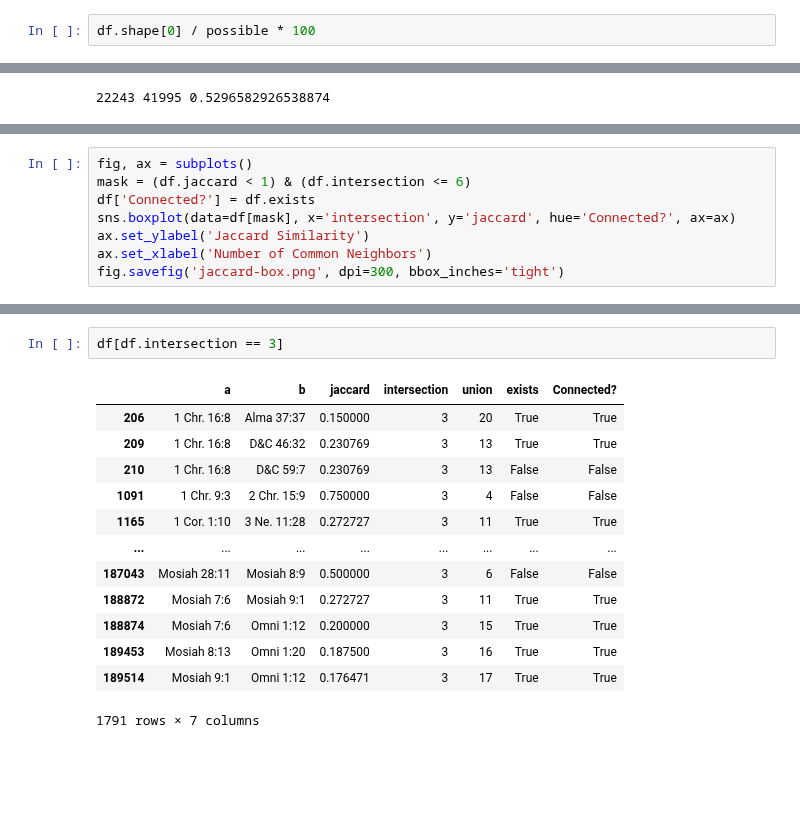
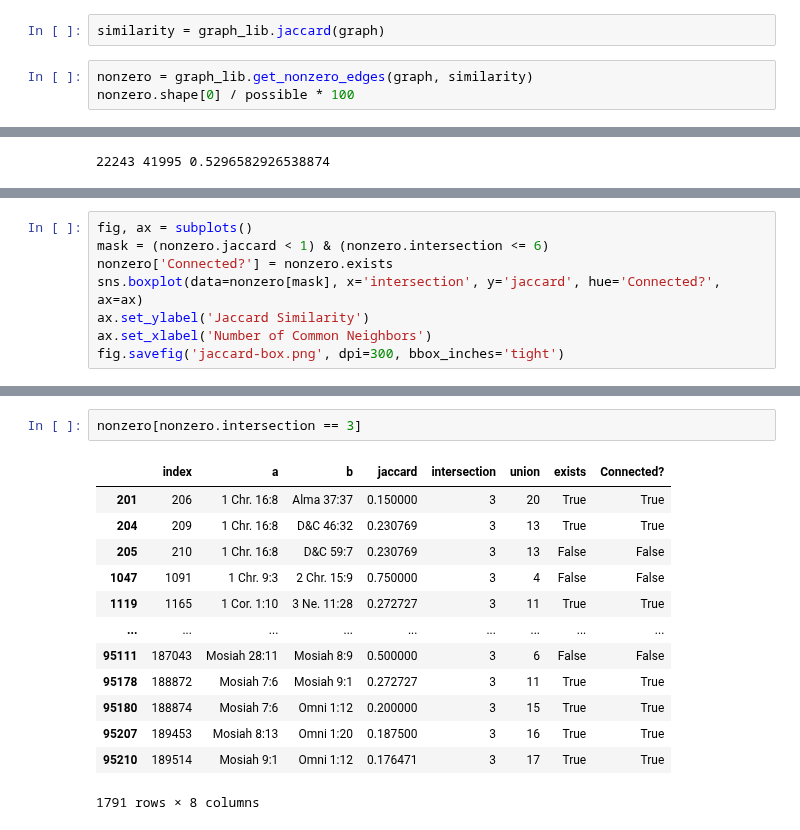
Before and after one commit to skearnes/scripture-graph, a Jupyter notebook: docs/assets/2021-03-21/post.ipynb, the cells around one changed output, grey strips where cells are left out. Cells and saved outputs as stored; diff of their text form; blank space fills up the shorter version.

```diff
--- a/docs/assets/2021-03-21/post.ipynb
+++ b/docs/assets/2021-03-21/post.ipynb
@@ -112,5 +50,8 @@ Wall time: 27.4 s
+# %%
+similarity = graph_lib.jaccard(graph)
 # %%
-df.shape[0] / possible * 100
+nonzero = graph_lib.get_nonzero_edges(graph, similarity)
+nonzero.shape[0] / possible * 100
 # %% [output]
 0.010802322923028943
 # %%
@@ -238,8 +179,8 @@ df[mask].sort_values(['intersection', 'jaccard'], ascending=False)
 # %%
 fig, ax = subplots()
-mask = (df.jaccard < 1) & (df.intersection <= 6)
-df['Connected?'] = df.exists
-sns.boxplot(data=df[mask], x='intersection', y='jaccard', hue='Connected?', ax=ax)
+mask = (nonzero.jaccard < 1) & (nonzero.intersection <= 6)
+nonzero['Connected?'] = nonzero.exists
+sns.boxplot(data=nonzero[mask], x='intersection', y='jaccard', hue='Connected?', ax=ax)
 ax.set_ylabel('Jaccard Similarity')
 ax.set_xlabel('Number of Common Neighbors')
 fig.savefig('jaccard-box.png', dpi=300, bbox_inches='tight')
@@ -248,16 +195,16 @@ fig.savefig('jaccard-box.png', dpi=300, bbox_inches='tight')
 # %%
-df[df.intersection == 3]
+nonzero[nonzero.intersection == 3]
 # %% [output]
-|  | a | b | jaccard | intersection | union | exists | Connected? |
-| 206 | 1 Chr. 16:8 | Alma 37:37 | 0.150000 | 3 | 20 | True | True |
-| 209 | 1 Chr. 16:8 | D&C 46:32 | 0.230769 | 3 | 13 | True | True |
-| 210 | 1 Chr. 16:8 | D&C 59:7 | 0.230769 | 3 | 13 | False | False |
-| 1091 | 1 Chr. 9:3 | 2 Chr. 15:9 | 0.750000 | 3 | 4 | False | False |
-| 1165 | 1 Cor. 1:10 | 3 Ne. 11:28 | 0.272727 | 3 | 11 | True | True |
-| ... | ... | ... | ... | ... | ... | ... | ... |
-| 187043 | Mosiah 28:11 | Mosiah 8:9 | 0.500000 | 3 | 6 | False | False |
-| 188872 | Mosiah 7:6 | Mosiah 9:1 | 0.272727 | 3 | 11 | True | True |
-| 188874 | Mosiah 7:6 | Omni 1:12 | 0.200000 | 3 | 15 | True | True |
-| 189453 | Mosiah 8:13 | Omni 1:20 | 0.187500 | 3 | 16 | True | True |
-| 189514 | Mosiah 9:1 | Omni 1:12 | 0.176471 | 3 | 17 | True | True |
+|  | index | a | b | jaccard | intersection | union | exists | Connected? |
+| 201 | 206 | 1 Chr. 16:8 | Alma 37:37 | 0.150000 | 3 | 20 | True | True |
+| 204 | 209 | 1 Chr. 16:8 | D&C 46:32 | 0.230769 | 3 | 13 | True | True |
+| 205 | 210 | 1 Chr. 16:8 | D&C 59:7 | 0.230769 | 3 | 13 | False | False |
+| 1047 | 1091 | 1 Chr. 9:3 | 2 Chr. 15:9 | 0.750000 | 3 | 4 | False | False |
+| 1119 | 1165 | 1 Cor. 1:10 | 3 Ne. 11:28 | 0.272727 | 3 | 11 | True | True |
+| ... | ... | ... | ... | ... | ... | ... | ... | ... |
+| 95111 | 187043 | Mosiah 28:11 | Mosiah 8:9 | 0.500000 | 3 | 6 | False | False |
+| 95178 | 188872 | Mosiah 7:6 | Mosiah 9:1 | 0.272727 | 3 | 11 | True | True |
+| 95180 | 188874 | Mosiah 7:6 | Omni 1:12 | 0.200000 | 3 | 15 | True | True |
+| 95207 | 189453 | Mosiah 8:13 | Omni 1:20 | 0.187500 | 3 | 16 | True | True |
+| 95210 | 189514 | Mosiah 9:1 | Omni 1:12 | 0.176471 | 3 | 17 | True | True |
-1791 rows × 7 columns
+1791 rows × 8 columns
```
Also changed, not shown: parts of 21 cells of this notebook, 2 other files.
